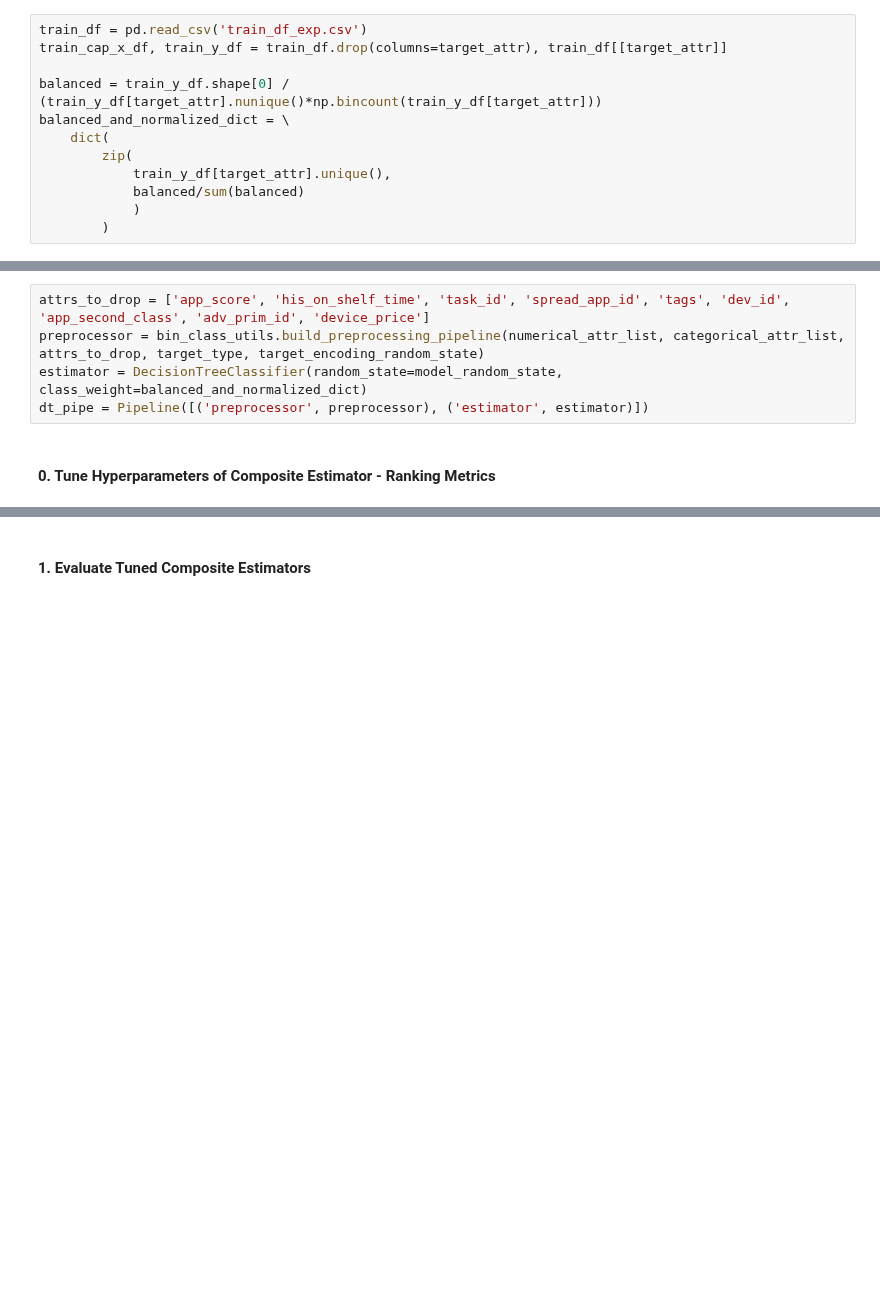
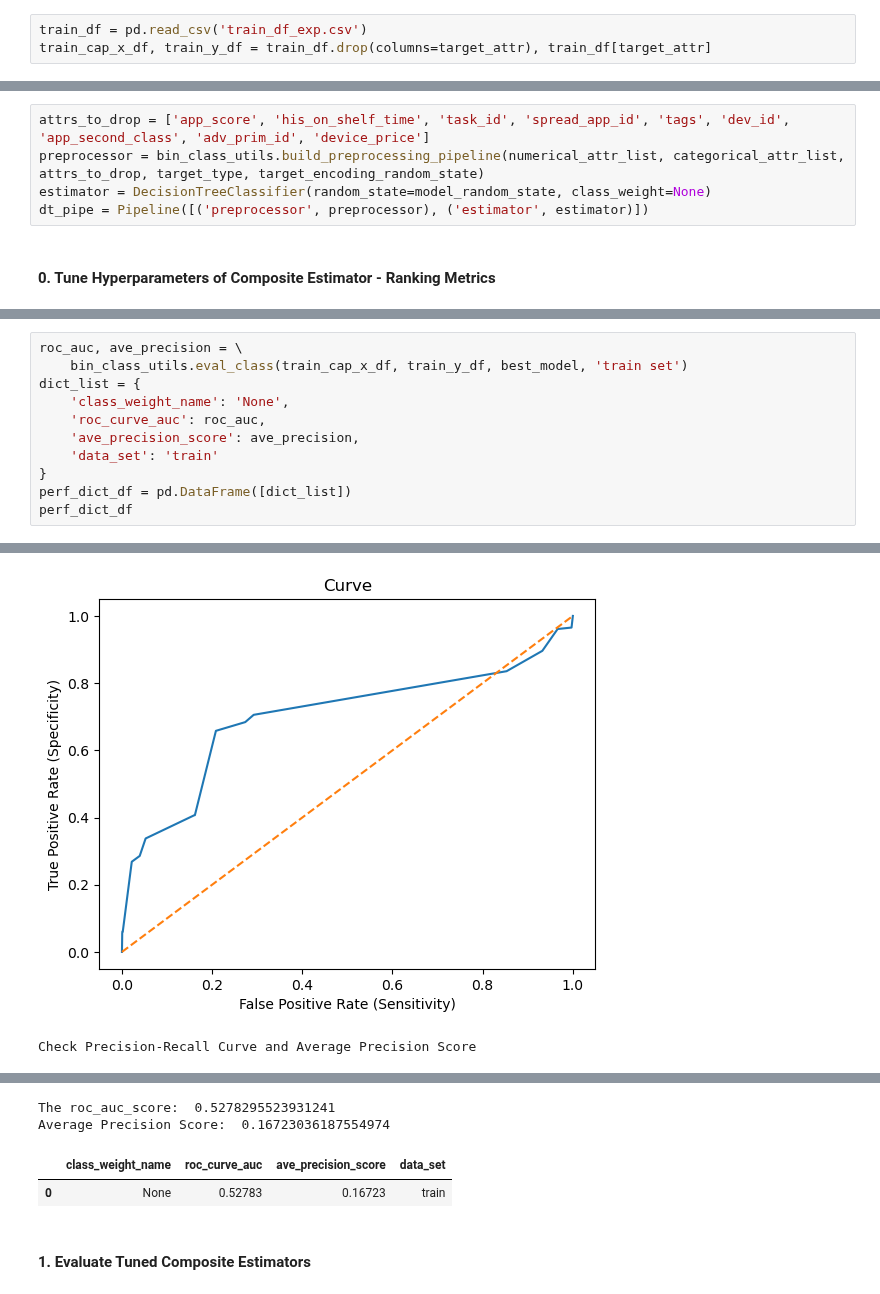
Before and after one commit to LiyangSong/Advertisement-CTR-Prediction, a Jupyter notebook: jupyter/model_ft_dt.ipynb, the cells around one changed output, grey strips where cells are left out. Cells and saved outputs as stored; diff of their text form; blank space fills up the shorter version.

```diff
--- a/jupyter/model_ft_dt.ipynb
+++ b/jupyter/model_ft_dt.ipynb
@@ -30,16 +30,7 @@ model_random_state = 42
 permutation_importance_random_state = 0
 # %%
 train_df = pd.read_csv('train_df_exp.csv')
-train_cap_x_df, train_y_df = train_df.drop(columns=target_attr), train_df[[target_attr]]
-
-balanced = train_y_df.shape[0] / (train_y_df[target_attr].nunique()*np.bincount(train_y_df[target_attr]))
-balanced_and_normalized_dict = \
-    dict(
-        zip(
-            train_y_df[target_attr].unique(),
-            balanced/sum(balanced)
-            )
-        )
+train_cap_x_df, train_y_df = train_df.drop(columns=target_attr), train_df[target_attr]
 # %%
 numerical_attr_list = []
 categorical_attr_list = [attr for attr in train_cap_x_df.columns if attr not in numerical_attr_list and attr != target_attr]
@@ -47,7 +38,7 @@ attr_list = numerical_attr_list + categorical_attr_list
 # %%
 attrs_to_drop = ['app_score', 'his_on_shelf_time', 'task_id', 'spread_app_id', 'tags', 'dev_id', 'app_second_class', 'adv_prim_id', 'device_price']
 preprocessor = bin_class_utils.build_preprocessing_pipeline(numerical_attr_list, categorical_attr_list, attrs_to_drop, target_type, target_encoding_random_state)
-estimator = DecisionTreeClassifier(random_state=model_random_state, class_weight=balanced_and_normalized_dict)
+estimator = DecisionTreeClassifier(random_state=model_random_state, class_weight=None)
 dt_pipe = Pipeline([('preprocessor', preprocessor), ('estimator', estimator)])
 # %% [markdown]
 #### 0. Tune Hyperparameters of Composite Estimator - Ranking Metrics
@@ -60,0 +49,12 @@ roc_curve_auc: 0.5513418040839638
+# %%
+roc_auc, ave_precision = \
+    bin_class_utils.eval_class(train_cap_x_df, train_y_df, best_model, 'train set')
+dict_list = {
+    'class_weight_name': 'None',
+    'roc_curve_auc': roc_auc,
+    'ave_precision_score': ave_precision,
+    'data_set': 'train'
+}
+perf_dict_df = pd.DataFrame([dict_list])
+perf_dict_df
+# %% [output]
@@ -60,0 +78,2 @@ roc_curve_auc: 0.5513418040839638
+[figure, added]
+Check Precision-Recall Curve and Average Precision Score
@@ -61,2 +81,6 @@ roc_curve_auc: 0.5513418040839638
+The roc_auc_score:  0.5278295523931241
+Average Precision Score:  0.16723036187554974
+|  | class_weight_name | roc_curve_auc | ave_precision_score | data_set |
+| 0 | None | 0.52783 | 0.16723 | train |
 # %% [markdown]
 #### 1. Evaluate Tuned Composite Estimators
```
Also changed, not shown: parts of 9 cells of this notebook, 4 other files.
